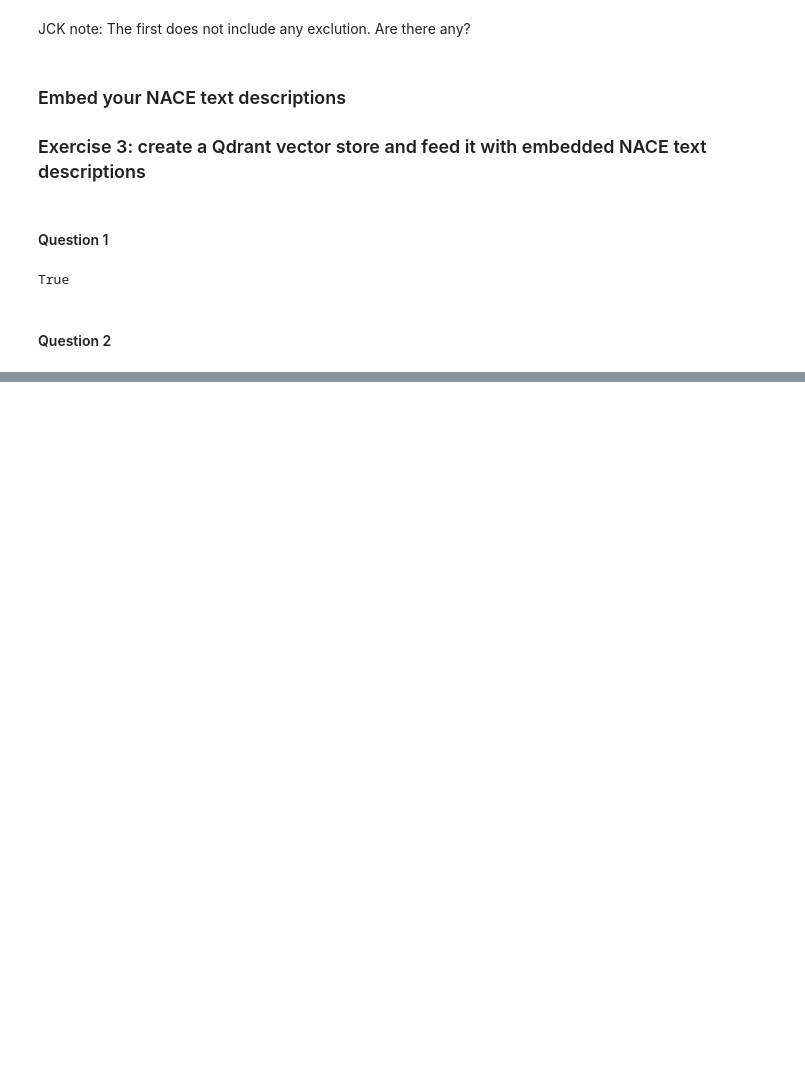
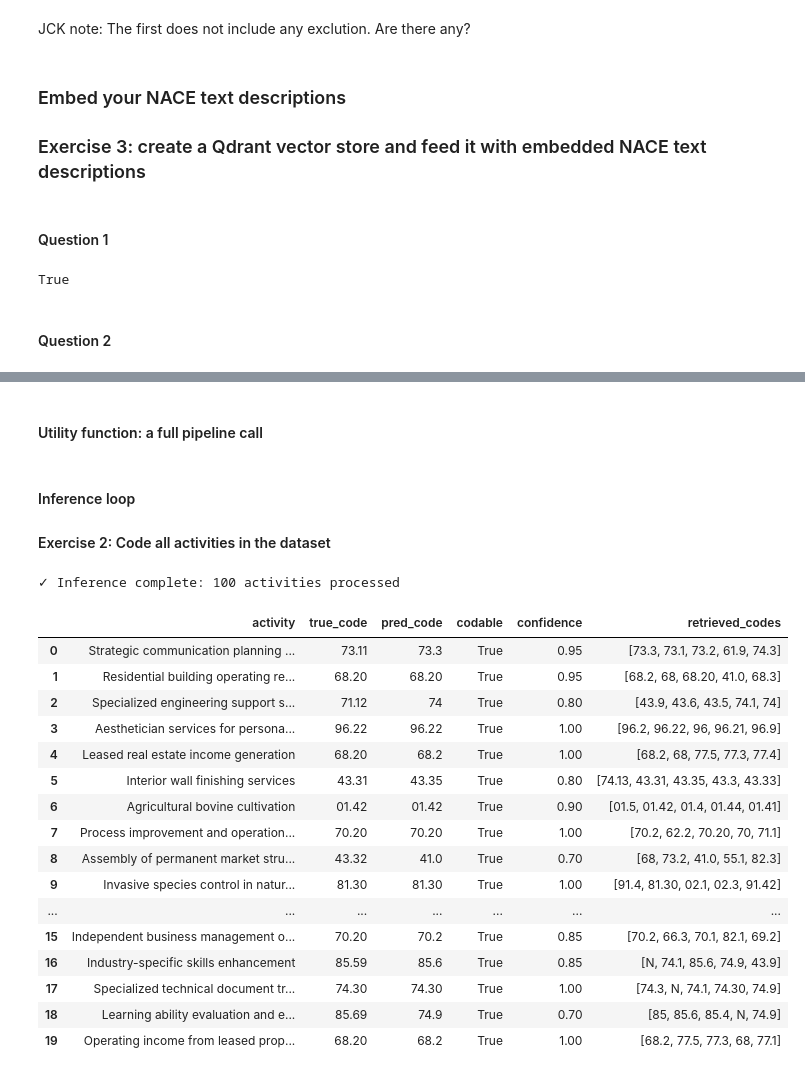
Before and after one commit to dstjck/funathon-project2, a Jupyter notebook: funathon_project2.ipynb, the cells around one changed output, grey strips where cells are left out. Drawn from its saved outputs; the diff is of its cells as text; code cells hidden in the pictures; blank space fills up the shorter version.

```diff
--- a/funathon_project2.ipynb
+++ b/funathon_project2.ipynb
@@ -764,0 +1124,9 @@ True
+# %%
+response = client_llmlab.embeddings.create(
+    model=EMB_MODEL_NAME,
+    input=activity
+)
+
+search_embedding = response.data[0].embedding
+
+print(f"Vector created of length: {len(search_embedding)}")
@@ -764,0 +1198,5 @@ True
+# %%
+class NaceClassificationResult(BaseModel):
+    nace_code: Optional[str] = Field(description="Chosen NACE code from the candidate list, or null")
+    codable: bool = Field(description="False if the description is too vague to code")
+    confidence: float = Field(ge=0.0, le=1.0, description="Confidence score between 0 and 1")
@@ -764,0 +1267,2 @@ True
+# %% [markdown]
+#### Utility function: a full pipeline call
@@ -764,0 +1326,3 @@ True
+# %% [markdown]
+#### Inference loop
+#### Exercise 2: Code all activities in the dataset
@@ -764,0 +1332,51 @@ True
+# %%
+records = []
+
+for row in tqdm(annotations, total=len(annotations), desc="Coding"):
+    activity_label = row["label"]
+    true_code      = row["code"]
+
+    try:
+        pred = run_rag_pipeline(activity_label)
+    except Exception as e:
+        pred = {
+            "nace_code":       None,
+            "codable":        False,
+            "confidence":     0.0,
+            "retrieved_codes": []
+        }
+        print(f"⚠ Error for '{activity_label[:60]}...': {e}")
+
+    records.append({
+        "activity":        activity_label,
+        "true_code":       true_code,
+        "pred_code":       pred.get("nace_code"),
+        "codable":         pred.get("codable", False),
+        "confidence":      pred.get("confidence", 0.0),
+        "retrieved_codes": pred.get("retrieved_codes", []),
+    })
+
+results = pd.DataFrame(records)
+print(f"\n✓ Inference complete: {len(results)} activities processed")
+# %% [output]
+✓ Inference complete: 100 activities processed
+# %%
+results.head(20)
+# %% [output]
+|  | activity | true_code | pred_code | codable | confidence | retrieved_codes |
+| 0 | Strategic communication planning ... | 73.11 | 73.3 | True | 0.95 | [73.3, 73.1, 73.2, 61.9, 74.3] |
+| 1 | Residential building operating re... | 68.20 | 68.20 | True | 0.95 | [68.2, 68, 68.20, 41.0, 68.3] |
+| 2 | Specialized engineering support s... | 71.12 | 74 | True | 0.80 | [43.9, 43.6, 43.5, 74.1, 74] |
+| 3 | Aesthetician services for persona... | 96.22 | 96.22 | True | 1.00 | [96.2, 96.22, 96, 96.21, 96.9] |
+| 4 | Leased real estate income generation | 68.20 | 68.2 | True | 1.00 | [68.2, 68, 77.5, 77.3, 77.4] |
+| 5 | Interior wall finishing services | 43.31 | 43.35 | True | 0.80 | [74.13, 43.31, 43.35, 43.3, 43.33] |
+| 6 | Agricultural bovine cultivation | 01.42 | 01.42 | True | 0.90 | [01.5, 01.42, 01.4, 01.44, 01.41] |
+| 7 | Process improvement and operation... | 70.20 | 70.20 | True | 1.00 | [70.2, 62.2, 70.20, 70, 71.1] |
+| 8 | Assembly of permanent market stru... | 43.32 | 41.0 | True | 0.70 | [68, 73.2, 41.0, 55.1, 82.3] |
+| 9 | Invasive species control in natur... | 81.30 | 81.30 | True | 1.00 | [91.4, 81.30, 02.1, 02.3, 91.42] |
+| ... | ... | ... | ... | ... | ... | ... |
+| 15 | Independent business management o... | 70.20 | 70.2 | True | 0.85 | [70.2, 66.3, 70.1, 82.1, 69.2] |
+| 16 | Industry-specific skills enhancement | 85.59 | 85.6 | True | 0.85 | [N, 74.1, 85.6, 74.9, 43.9] |
+| 17 | Specialized technical document tr... | 74.30 | 74.30 | True | 1.00 | [74.3, N, 74.1, 74.30, 74.9] |
+| 18 | Learning ability evaluation and e... | 85.69 | 74.9 | True | 0.70 | [85, 85.6, 85.4, N, 74.9] |
+| 19 | Operating income from leased prop... | 68.20 | 68.2 | True | 1.00 | [68.2, 77.5, 77.3, 68, 77.1] |
```
Also changed, not shown: parts of 62 cells of this notebook.
